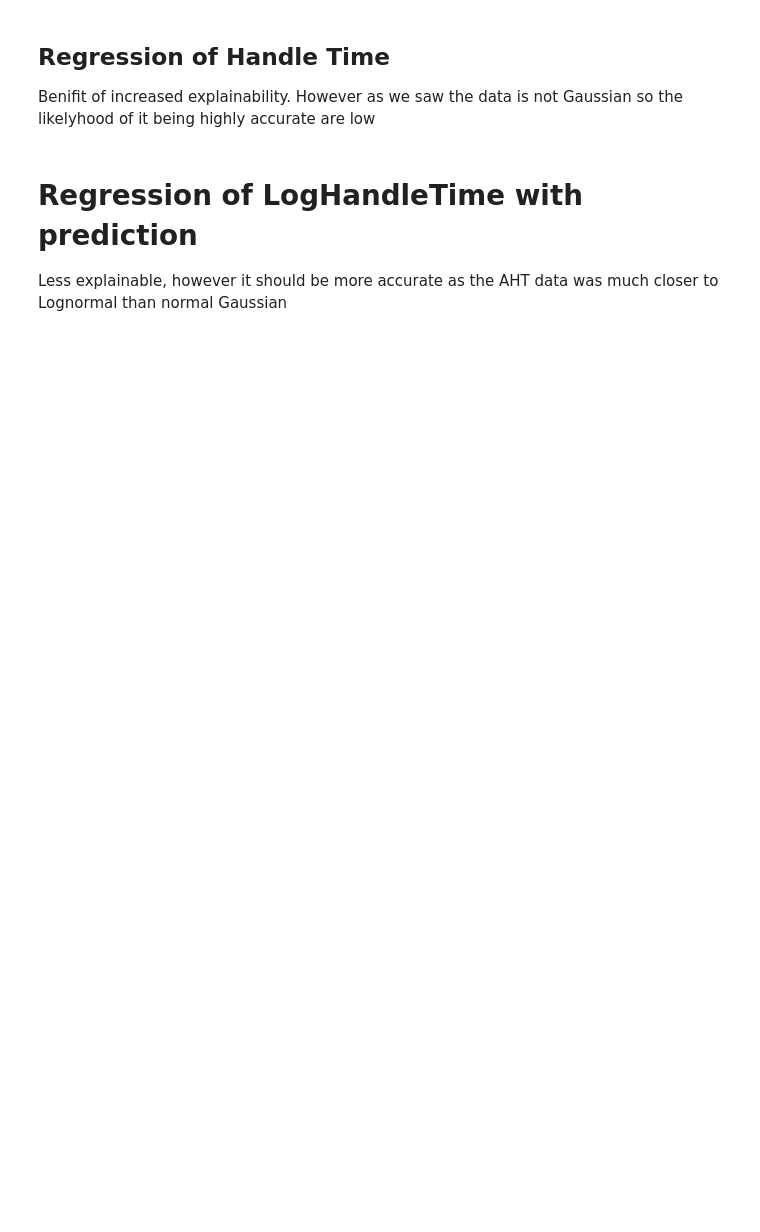
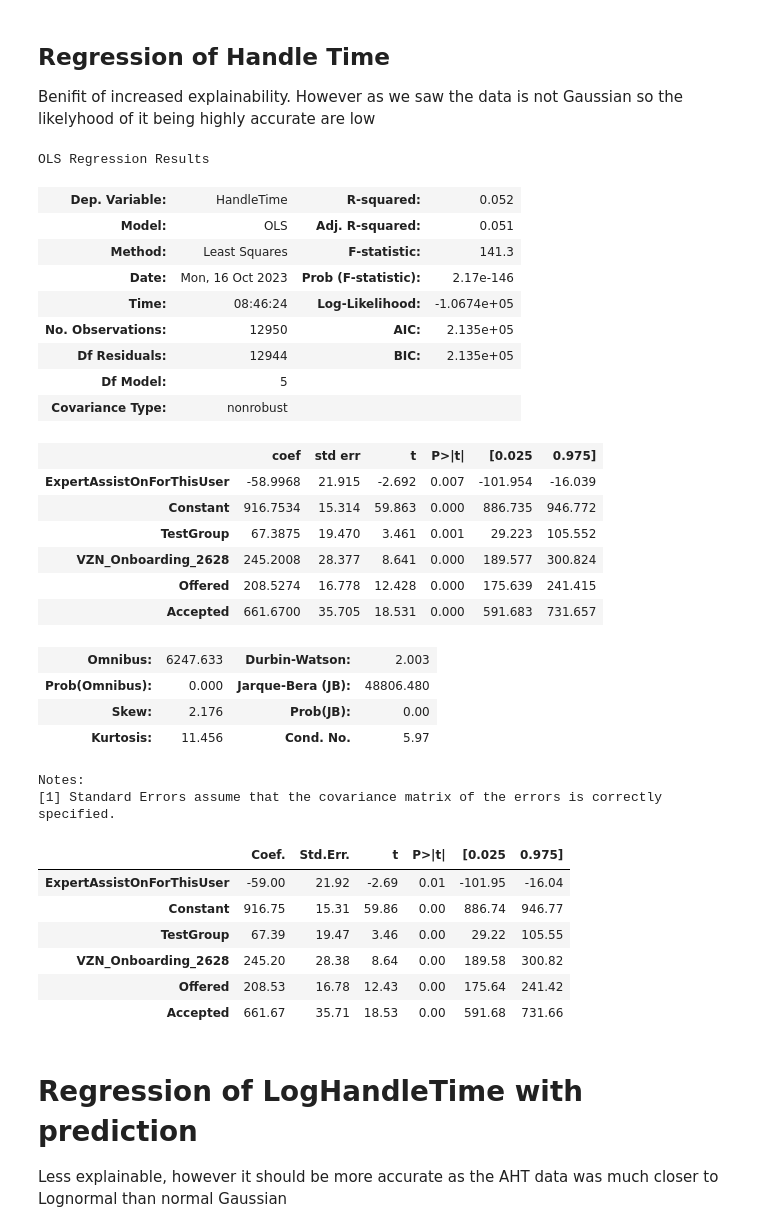
Before and after one commit to Austen-Moore94/Expert-Assist-Pilot, a Jupyter notebook: AdHocs/2. AHT And Sales Testing/Test.ipynb, the cells around one changed output. Drawn from its saved outputs; the diff is of its cells as text; code cells hidden in the pictures; blank space fills up the shorter version.

```diff
--- a/AdHocs/2. AHT And Sales Testing/Test.ipynb
+++ b/AdHocs/2. AHT And Sales Testing/Test.ipynb
@@ -142,25 +224,62 @@ Benifit of increased explainability. However as we saw the data is not Gaussian
 # %%
 df = dfp.copy()
 df = add_conditionals(df)
-
+# df=df[df['Date']<=datetime(2023,10,8)]
 
 # Look at only 2 queue types
+# df=df[df['TaskQueue'].isin(['VZN_Onboarding_2628','VZN_MTS_Bundle_EN_2233'])]
 df['Having ExpertAssist Effect on Onboarding']=df['VZN_Onboarding_2628']*df['ExpertAssistOnForThisUser']
 df['Having ExpertAssist Effect on MTS Bundle']=df['VZN_MTS_Bundle_EN_2233']*df['ExpertAssistOnForThisUser']
 df['Onboarding Post Launch']=df['VZN_Onboarding_2628']*df['AfterExpertAssistLaunch']
 
 df['Week']=df['Week'].astype(int)
 df['WeeksAgo']=-(df['Week']-df['Week'].max())
 
 model = sm.OLS(
     endog=df['HandleTime'],
     exog=df[[
-        'Having ExpertAssist Effect on Onboarding',
-        'Having ExpertAssist Effect on MTS Bundle','Constant','TestGroup','WeeksAgo',
-        "VZN_Onboarding_2628",'Offered','Accepted'
+        # 'Having ExpertAssist Effect on Onboarding',
+        # 'Having ExpertAssist Effect on MTS Bundle',
+        'ExpertAssistOnForThisUser',
+        'Constant','TestGroup',#'WeeksAgo',
+        "VZN_Onboarding_2628",
+        # 'VZN_MTS_Bundle_EN_2233',
+        'Offered','Accepted'
 ]]).fit()
-display(model.summary())
+display(model.summary(),model.summary2().tables[1])
+
 del df, model
+# %% [output]
+OLS Regression Results
+| Dep. Variable: | HandleTime | R-squared: | 0.052 |
+| Model: | OLS | Adj. R-squared: | 0.051 |
+| Method: | Least Squares | F-statistic: | 141.3 |
+| Date: | Mon, 16 Oct 2023 | Prob (F-statistic): | 2.17e-146 |
+| Time: | 08:46:24 | Log-Likelihood: | -1.0674e+05 |
+| No. Observations: | 12950 | AIC: | 2.135e+05 |
+| Df Residuals: | 12944 | BIC: | 2.135e+05 |
+| Df Model: | 5 |  |  |
+| Covariance Type: | nonrobust |  |  |
+|  | coef | std err | t | P>|t| | [0.025 | 0.975] |
+| ExpertAssistOnForThisUser | -58.9968 | 21.915 | -2.692 | 0.007 | -101.954 | -16.039 |
+| Constant | 916.7534 | 15.314 | 59.863 | 0.000 | 886.735 | 946.772 |
+| TestGroup | 67.3875 | 19.470 | 3.461 | 0.001 | 29.223 | 105.552 |
+| VZN_Onboarding_2628 | 245.2008 | 28.377 | 8.641 | 0.000 | 189.577 | 300.824 |
+| Offered | 208.5274 | 16.778 | 12.428 | 0.000 | 175.639 | 241.415 |
+| Accepted | 661.6700 | 35.705 | 18.531 | 0.000 | 591.683 | 731.657 |
+| Omnibus: | 6247.633 | Durbin-Watson: | 2.003 |
+| Prob(Omnibus): | 0.000 | Jarque-Bera (JB): | 48806.480 |
+| Skew: | 2.176 | Prob(JB): | 0.00 |
+| Kurtosis: | 11.456 | Cond. No. | 5.97 |
+Notes:
+[1] Standard Errors assume that the covariance matrix of the errors is correctly specified.
+|  | Coef. | Std.Err. | t | P>|t| | [0.025 | 0.975] |
+| ExpertAssistOnForThisUser | -59.00 | 21.92 | -2.69 | 0.01 | -101.95 | -16.04 |
+| Constant | 916.75 | 15.31 | 59.86 | 0.00 | 886.74 | 946.77 |
+| TestGroup | 67.39 | 19.47 | 3.46 | 0.00 | 29.22 | 105.55 |
+| VZN_Onboarding_2628 | 245.20 | 28.38 | 8.64 | 0.00 | 189.58 | 300.82 |
+| Offered | 208.53 | 16.78 | 12.43 | 0.00 | 175.64 | 241.42 |
+| Accepted | 661.67 | 35.71 | 18.53 | 0.00 | 591.68 | 731.66 |
 # %% [markdown]
 # Regression of LogHandleTime with prediction
 Less explainable, however it should be more accurate as the AHT data was much closer to Lognormal than normal Gaussian
```
Also changed, not shown: parts of 7 cells of this notebook, 3 other files.
